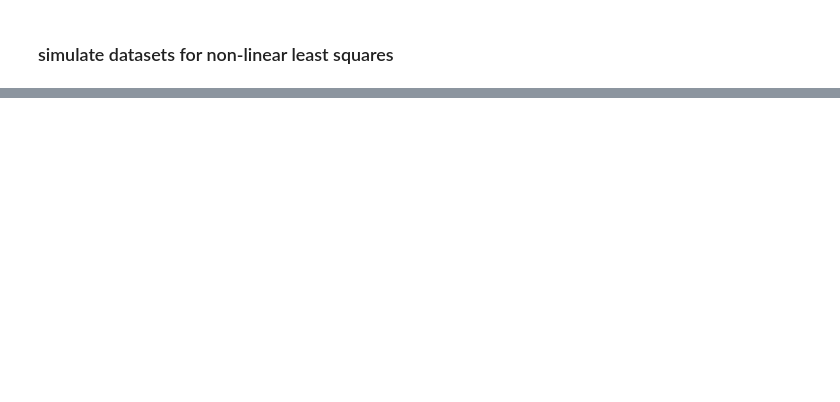
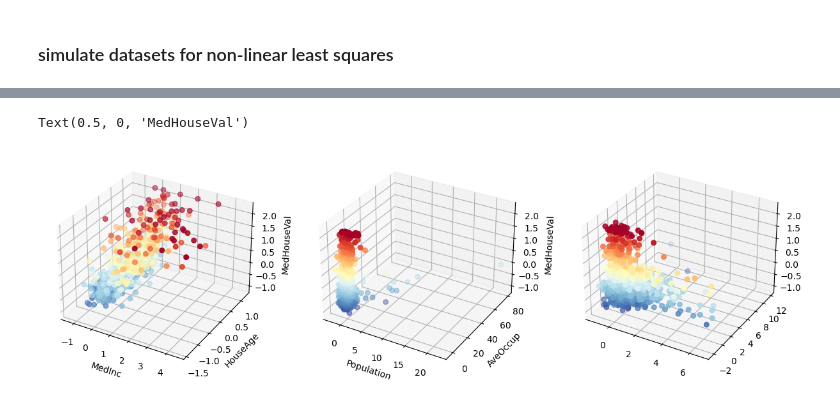
Before and after one commit to ryanhammonds/dsc210, a Jupyter notebook: project/fetch_datasets.ipynb, the cells around one changed output, grey strips where cells are left out. Drawn from its saved outputs; the diff is of its cells as text; code cells hidden in the pictures; blank space fills up the shorter version.

```diff
--- a/project/fetch_datasets.ipynb
+++ b/project/fetch_datasets.ipynb
@@ -97,0 +105,44 @@ Text(0.5, 0, 'S5')
+# %%
+# marginal plots
+fig, axs = plt.subplots(1, 3, figsize=(15, 10), subplot_kw=dict(projection="3d"))
+
+sample = cal_df.sample(1000)
+
+axs[0].scatter(
+    sample["MedInc"],
+    sample["HouseAge"],
+    sample["MedHouseVal"],
+    c=sample["MedHouseVal"],
+    s=30,
+    cmap=cmap,
+)
+axs[0].set_xlabel("MedInc")
+axs[0].set_ylabel("HouseAge")
+axs[0].set_zlabel("MedHouseVal")
+
+axs[1].scatter(
+    sample["AveRooms"],
+    sample["AveBedrms"],
+    sample["MedHouseVal"],
+    c=sample["MedHouseVal"],
+    s=30,
+    cmap=cmap,
+)
+axs[1].set_xlabel("AveRooms")
+axs[1].set_ylabel("AveBedrms")
+axs[1].set_zlabel("MedHouseVal")
+
+axs[2].scatter(
+    sample["Population"],
+    sample["AveOccup"],
+    sample["MedHouseVal"],
+    c=sample["MedHouseVal"],
+    s=30,
+    cmap=cmap,
+)
+axs[1].set_xlabel("Population")
+axs[1].set_ylabel("AveOccup")
+axs[1].set_zlabel("MedHouseVal")
+# %% [output]
+Text(0.5, 0, 'MedHouseVal')
+[figure, added]
```
Also changed, not shown: parts of 7 cells of this notebook.
